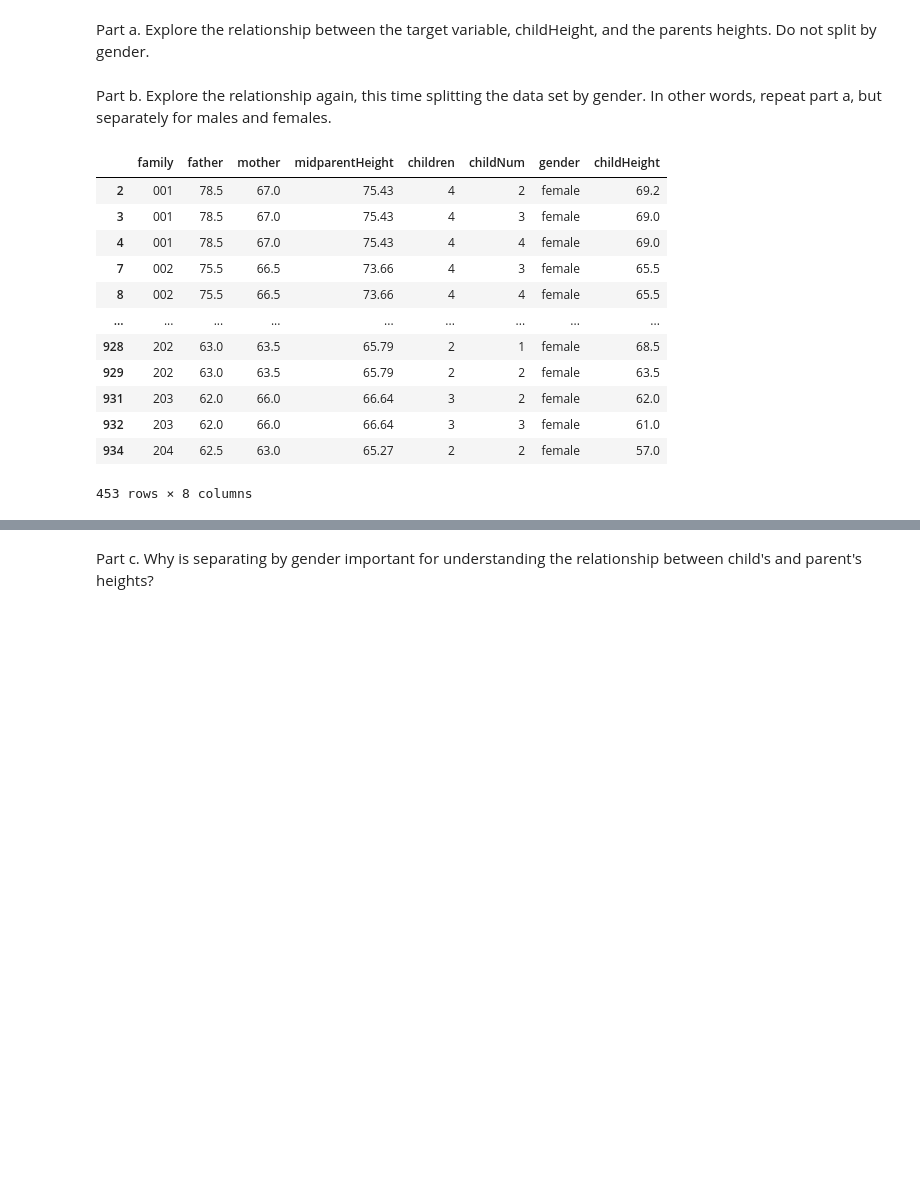
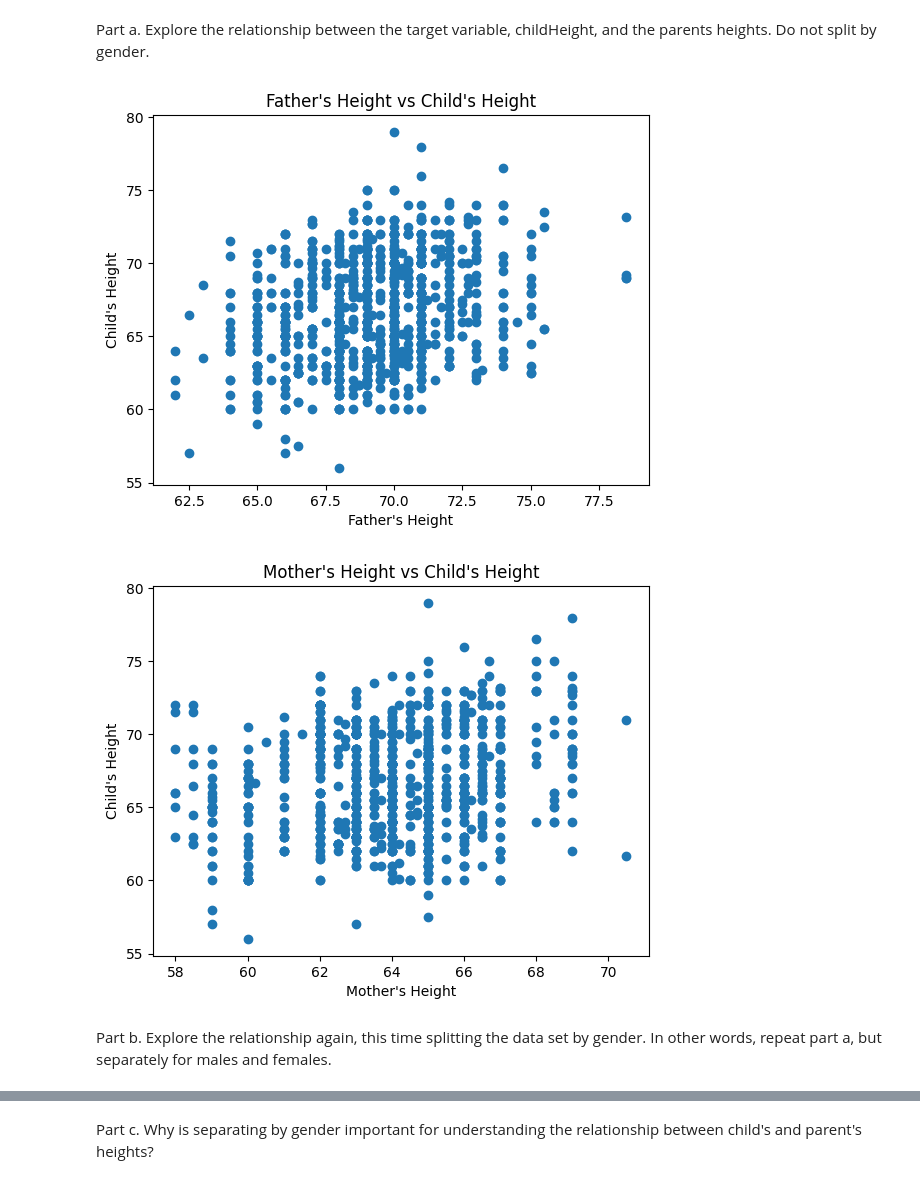
Before and after one commit to ojware5/stat-220-pt-2, a Jupyter notebook: Assignments/Stat_220_HW6.ipynb, the cells around one changed output, grey strips where cells are left out. Saved outputs shown, nothing was run; the diff lists cells and outputs as text; code cells hidden in the pictures; blank space fills up the shorter version.

```diff
--- a/Assignments/Stat_220_HW6.ipynb
+++ b/Assignments/Stat_220_HW6.ipynb
@@ -45,19 +49,17 @@ Part a. Explore the relationship between the target variable, childHeight, and t
+# %%
+plt.scatter(heights['father'], heights['childHeight'])
+plt.xlabel("Father's Height")
+plt.ylabel("Child's Height")
+plt.title("Father's Height vs Child's Height")
+plt.show()
+
+plt.scatter(heights['mother'], heights['childHeight'])
+plt.xlabel("Mother's Height")
+plt.ylabel("Child's Height")
+plt.title("Mother's Height vs Child's Height")
+plt.show()
+# %% [output]
+[figure, added]
+[figure, added]
 # %% [markdown]
 Part b. Explore the relationship again, this time splitting the data set by gender. In other words, repeat part a, but separately for males and females.
-# %%
-heights_female = heights[heights.gender == "female"]
-heights_female
-# %% [output]
-|  | family | father | mother | midparentHeight | children | childNum | gender | childHeight |
-| 2 | 001 | 78.5 | 67.0 | 75.43 | 4 | 2 | female | 69.2 |
-| 3 | 001 | 78.5 | 67.0 | 75.43 | 4 | 3 | female | 69.0 |
-| 4 | 001 | 78.5 | 67.0 | 75.43 | 4 | 4 | female | 69.0 |
-| 7 | 002 | 75.5 | 66.5 | 73.66 | 4 | 3 | female | 65.5 |
-| 8 | 002 | 75.5 | 66.5 | 73.66 | 4 | 4 | female | 65.5 |
-| ... | ... | ... | ... | ... | ... | ... | ... | ... |
-| 928 | 202 | 63.0 | 63.5 | 65.79 | 2 | 1 | female | 68.5 |
-| 929 | 202 | 63.0 | 63.5 | 65.79 | 2 | 2 | female | 63.5 |
-| 931 | 203 | 62.0 | 66.0 | 66.64 | 3 | 2 | female | 62.0 |
-| 932 | 203 | 62.0 | 66.0 | 66.64 | 3 | 3 | female | 61.0 |
-| 934 | 204 | 62.5 | 63.0 | 65.27 | 2 | 2 | female | 57.0 |
-453 rows × 8 columns
```
Also changed, not shown: parts of 25 cells of this notebook.
